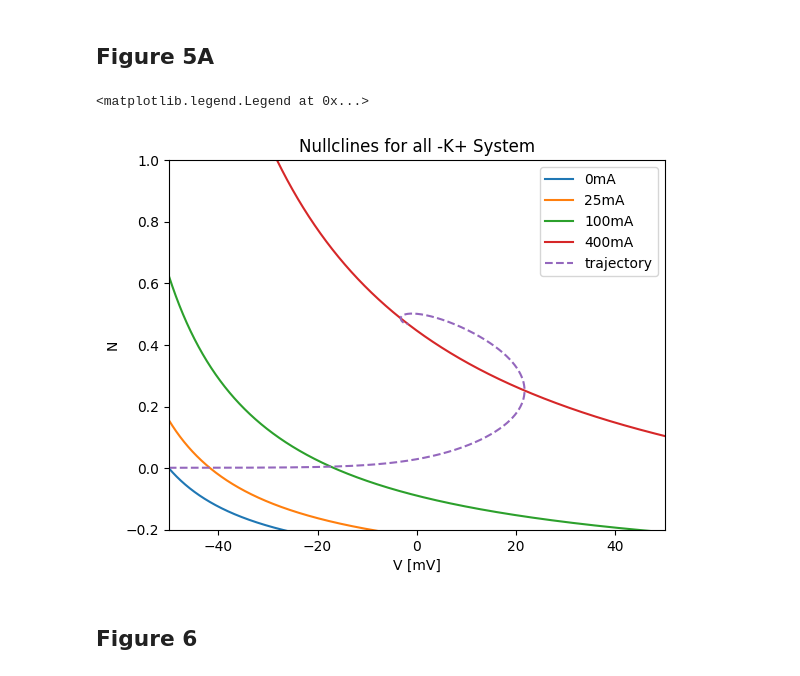
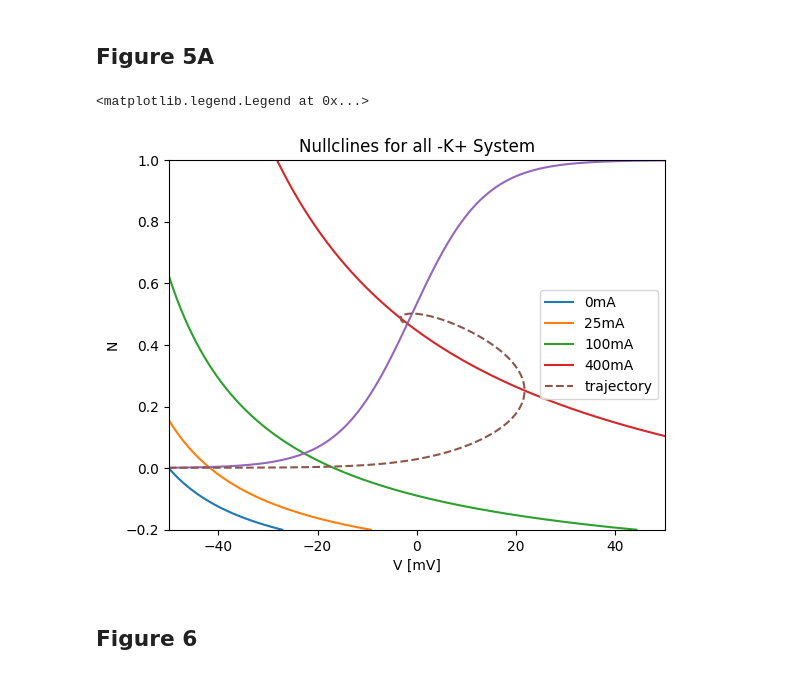
Before and after one commit to zeynoozkaya/VoltageOscillation, a Jupyter notebook: barnacle_mode.ipynb, the cells around one changed output. Drawn from its saved outputs; the diff is of its cells as text; code cells hidden in the pictures.

Commit message:
03062026 plots

```diff
--- a/barnacle_mode.ipynb
+++ b/barnacle_mode.ipynb
@@ -268,20 +337,22 @@ plt.legend()
 # %%
 N_sim0.plot_Vnullcline("0mA")
 N_sim1.plot_Vnullcline("25mA")
 N_sim2.plot_Vnullcline("100mA")
 N_sim3.plot_Vnullcline("400mA")
+
+N_sim3.plot_munullcline(label=None,type="N")
 
 N_sim3.plot_trajectory("trajectory")
 
 plt.xlim(-50,50)
 plt.ylim(-.2,1)
 
 plt.ylabel("N")
 plt.xlabel("V [mV]")
 plt.title("Nullclines for all -K+ System")
 plt.legend()
 # %% [output]
 <matplotlib.legend.Legend at 0x...>
-[figure, old version]
+[figure, new version]
 # %% [markdown]
 ## Figure 6
```
Also changed, not shown: parts of 6 cells of this notebook.
